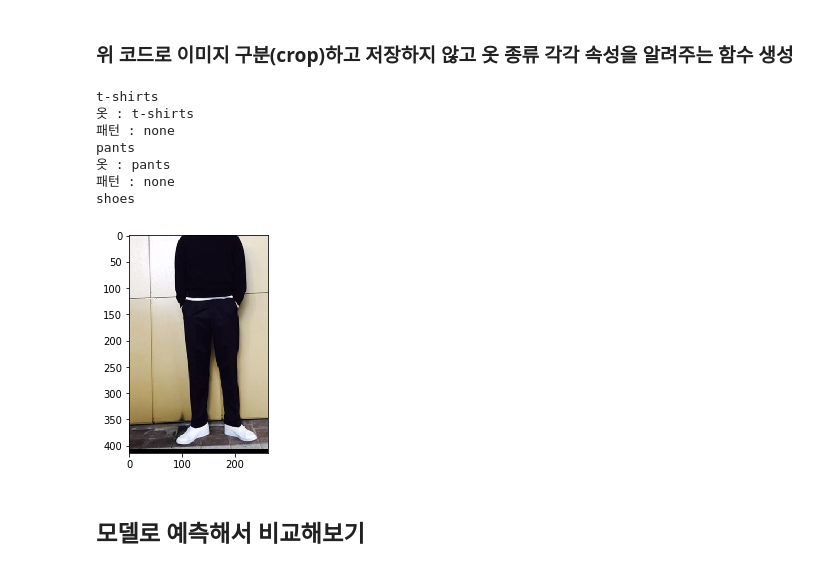
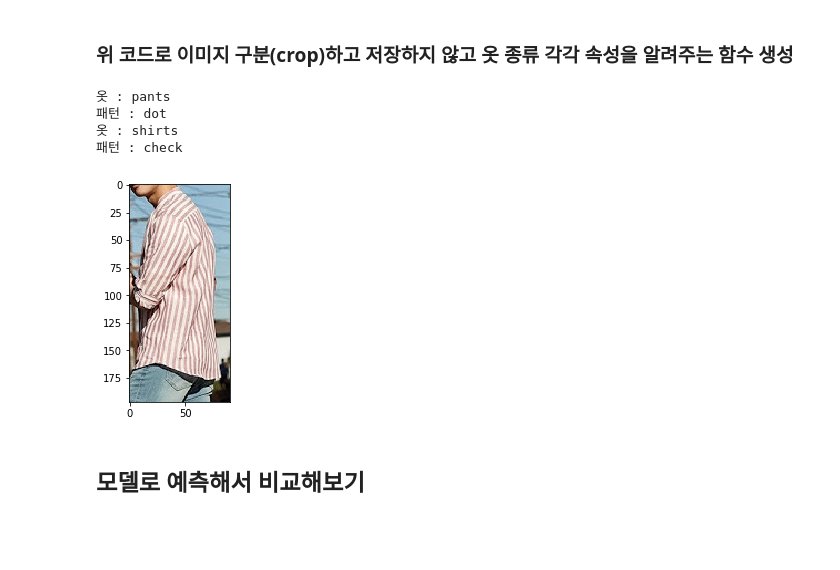
Before and after one commit to z2soo/Project, a Jupyter notebook: 의상_매칭_서비스/코드/016_카카오API활용_이미지_분리.ipynb, the cells around one changed output. Saved outputs shown, nothing was run; the diff lists cells and outputs as text; code cells hidden in the pictures; blank space fills up the shorter version.

```diff
--- a/의상_매칭_서비스/코드/016_카카오API활용_이미지_분리.ipynb
+++ b/의상_매칭_서비스/코드/016_카카오API활용_이미지_분리.ipynb
@@ -281,19 +281,17 @@ sports shoes
 # %%
 # 1. 사용할 이미지 설정
 
-img_dir ='C:/python_DA/img/test/015.jpg'                         # 학원컴퓨터
+#img_dir ='C:/python_DA/img/test/018.jpg'                         # 학원컴퓨터
 #img_dir ='C:/Jupyter_Script/img/test/test (103).jpg'            # 노트북
 # %%
 # 2. 이미지 분리 및 속성 알려주는 함수 생성
 
 
-def seperate_n_predict(img_dir):
+def seperate_n_predict(img_dir, model_dir, var):
 
     # 1) 사용할 model 설정
-    model = load_model('C:/python_DA/프로젝트/model_pattern_정확도57_레이스없음.h5')    # 학원컴퓨터
-    # model = load_model('C:/Jupyter_Script/파이널프로젝트/model/model_pattern_final.h5')   # 노트북
+    model = load_model(model_dir)
     model_json = model.to_json()
-
 
     # 2) 카카오 API 설정
     API_URL = 'https://kapi.kakao.com/v1/vision/product/detect'
@@ -305,26 +303,23 @@ def seperate_n_predict(img_dir):
     result = response.json()
     fig_w, fig_h = result['result']['width'], result['result']['height']
 
-    # 2) 카카오 API 정보 저장
+    # 3) 카카오 API 정보 저장
     info = []
     for each in result['result']['objects']:
         each = list(each.values())                                  # 순서 : x1, y1, x2, y2, class
         info.append(each)
-    #print(info)
 
-    # 3) 사진 자르기
+    # 4) 사진 자르기
     for _ in range(len(info)):
         img = Image.open(img_dir)
         category = info[_][4]
-        print(category)
-
 
         if category in ('shirts','t-shirts'):
 
-            x = info[_][0]*fig_w - 100
-            y = info[_][1]*fig_h - 100
-            w = info[_][2]*fig_w + 50
-            h = info[_][3]*fig_h + 50
+            x = info[_][0]*fig_w - 5
+            y = info[_][1]*fig_h - 5
+            w = info[_][2]*fig_w + 5
+            h = info[_][3]*fig_h + 5
 #             path = 'C:/python_DA/img/cropped_img/top/'
 #             name = path + category + str(time.time()) + '.jpg'
             img = img.crop((x,y,w,h))
@@ -345,10 +340,10 @@ def seperate_n_predict(img_dir):
 
         elif category in ('pants','skirts'):
 
-            x = info[_][0]*fig_w - 100
-            y = info[_][1]*fig_h - 100
-            w = info[_][2]*fig_w + 50
-            h = info[_][3]*fig_h + 50
+            x = info[_][0]*fig_w - 5
+            y = info[_][1]*fig_h - 5
+            w = info[_][2]*fig_w + 5
+            h = info[_][3]*fig_h + 5
 #             path = 'C:/python_DA/img/cropped_img/top/'
 #             name = path + category + str(time.time()) + '.jpg'
             img = img.crop((x,y,w,h))
@@ -356,34 +351,32 @@ def seperate_n_predict(img_dir):
             img.show()
 
 
-        # 4) 자른 사진 model 예측
+        # 5) 자른 사진 model 예측
             img = img.resize((150,150))
             data = np.array(img)
             data = data.astype('float')
             data = data/255
             data = data.reshape((1,150,150,3))
 
-            var = ['camo', 'check', 'dot', 'floral', 'graphic', #lace,
-                   'leopard', 'none', 'stripe']
+            #var = ['camo', 'check', 'dot', 'floral', 'graphic','leopard', 'none', 'stripe']
+            #var = ['check', 'dot', 'floral', 'graphic', 'leopard', 'none', 'stripe', 'tribal']
             result = var[model.predict_classes(data)[0]]
             print(f'옷 : {category}')
             print(f'패턴 : {result}')
 # %%
 # 3. 확인하기
 
-img_dir ='C:/python_DA/img/test/016.jpg'                         # 학원컴퓨터
-#img_dir ='C:/Jupyter_Script/img/test/test (103).jpg'            # 노트북
+var = ['check', 'dot', 'floral', 'graphic', 'leopard', 'none', 'stripe', 'tribal']
+img_dir = 'C:/python_DA/img/test/018.jpg'
+model_dir = 'C:/python_DA/프로젝트/model/pattern_no_camo_정확도76.h5'
 
-seperate_n_predict(img_dir)
+seperate_n_predict(img_dir, model_dir, var)
 # %% [output]
-t-shirts
-옷 : t-shirts
-패턴 : none
-pants
 옷 : pants
-패턴 : none
-shoes
+패턴 : dot
+옷 : shirts
+패턴 : check
-[figure, old version]
+[figure, new version]
 # %% [markdown]
 ## 모델로 예측해서 비교해보기
 # %%
```
Also changed, not shown: parts of 3 cells of this notebook.
